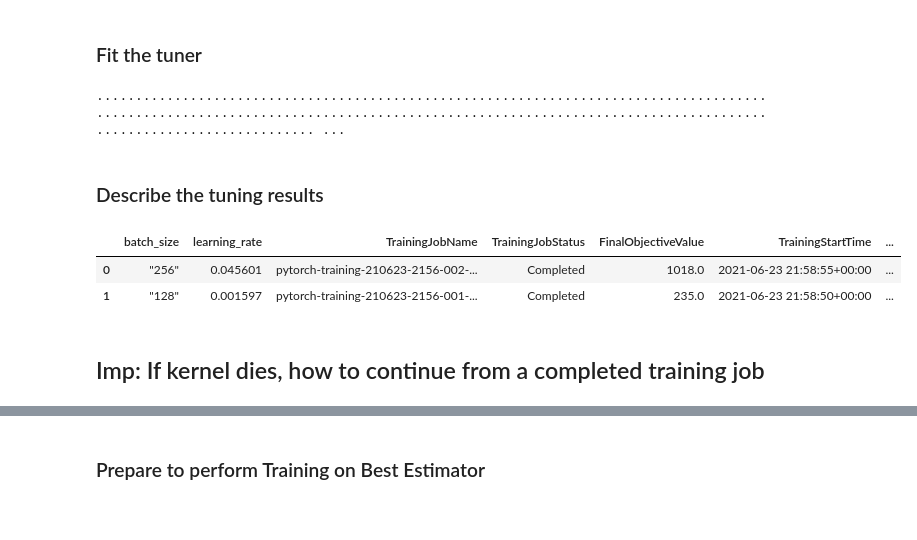
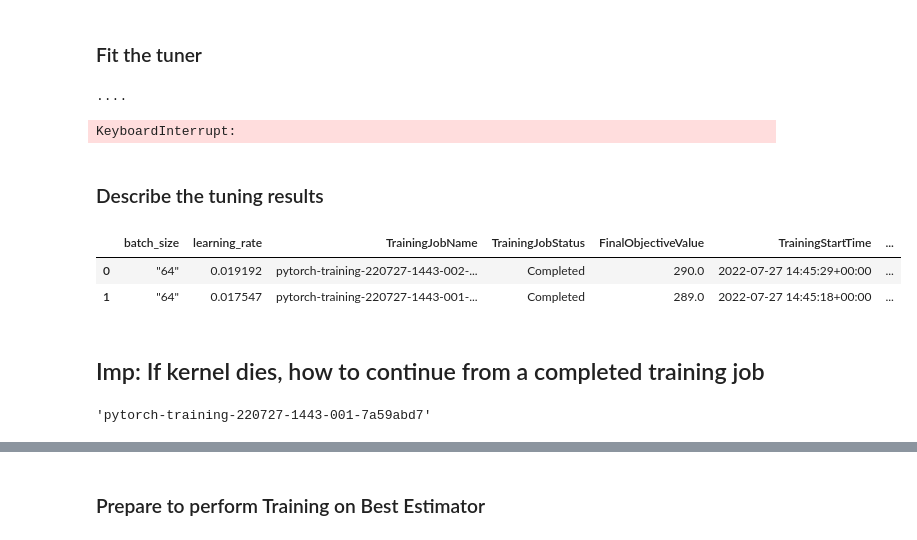
Before and after one commit to markmelling/aws-operationalizing-ml-project, a Jupyter notebook: train_and_deploy-solution.ipynb, the cells around one changed output, grey strips where cells are left out. Cells and saved outputs as stored; diff of their text form; code cells hidden in the pictures.

```diff
--- a/train_and_deploy-solution.ipynb
+++ b/train_and_deploy-solution.ipynb
@@ -148,32 +160,29 @@ tuner = HyperparameterTuner(
 # %% [markdown]
 <h3>Fit the tuner</h3>
 # %%
-#os.environ['SM_CHANNEL_TRAINING']='s3://mm-operationalizing-ml/resolve_iam_security_issue/dogImages/'
-#os.environ['SM_MODEL_DIR']='s3://mm-operationalizing-ml/resolve_iam_security_issue//model/'
-#os.environ['SM_OUTPUT_DATA_DIR']='s3://mm-operationalizing-ml/resolve_iam_security_issue//output/'
-#tuner.fit({"training": "s3://mm-operationalizing-ml/resolve_iam_security_issue/dogImages/"})
+os.environ['SM_CHANNEL_TRAINING']=s3_data_url
+os.environ['SM_MODEL_DIR']=f'{s3_base_url}/model/'
+os.environ['SM_OUTPUT_DATA_DIR']=f'{s3_base_url}/output/'
+tuner.fit({"training": s3_data_url})
+# %% [output]
+....
+KeyboardInterrupt:
-# %%
-os.environ['SM_CHANNEL_TRAINING']='s3://udacitysolution/'
-os.environ['SM_MODEL_DIR']='s3://udacitysolution/model/'
-os.environ['SM_OUTPUT_DATA_DIR']='s3://udacitysolution/output/'
-tuner.fit({"training": "s3://udacitysolution/"})
-# %% [output]
-........................................................................................................................................................................................................ ...
 # %% [markdown]
 <h3>Describe the tuning results</h3>
 # %%
 from sagemaker.analytics import HyperparameterTuningJobAnalytics
 
 #exp = HyperparameterTuningJobAnalytics(
 #  hyperparameter_tuning_job_name='pytorch-training-220726-1452')
 
+hyperparameter_tuning_job_name = 'pytorch-training-220727-1443'
 exp = HyperparameterTuningJobAnalytics(
-  hyperparameter_tuning_job_name='pytorch-training-210623-2156')
+  hyperparameter_tuning_job_name=hyperparameter_tuning_job_name)
 
 jobs = exp.dataframe()
 
 jobs.sort_values('FinalObjectiveValue', ascending=0)
 # %% [output]
 |  | batch_size | learning_rate | TrainingJobName | TrainingJobStatus | FinalObjectiveValue | TrainingStartTime | ... |
-| 0 | "256" | 0.045601 | pytorch-training-210623-2156-002-... | Completed | 1018.0 | 2021-06-23 21:58:55+00:00 | ... |
-| 1 | "128" | 0.001597 | pytorch-training-210623-2156-001-... | Completed | 235.0 | 2021-06-23 21:58:50+00:00 | ... |
+| 0 | "64" | 0.019192 | pytorch-training-220727-1443-002-... | Completed | 290.0 | 2022-07-27 14:45:29+00:00 | ... |
+| 1 | "64" | 0.017547 | pytorch-training-220727-1443-001-... | Completed | 289.0 | 2022-07-27 14:45:18+00:00 | ... |
@@ -181,4 +192,8 @@ jobs.sort_values('FinalObjectiveValue', ascending=0)
 ## Imp: If kernel dies, how to continue from a completed training job
 # %%
 #BetterTrainingJobName='pytorch-training-210623-2156-001-fdd5e081'
+best_training_job_name = tuner.best_training_job()
+best_training_job_name
+# %% [output]
+'pytorch-training-220727-1443-001-7a59abd7'
 # %%
```
Also changed, not shown: parts of 26 cells of this notebook, 1 other file.
